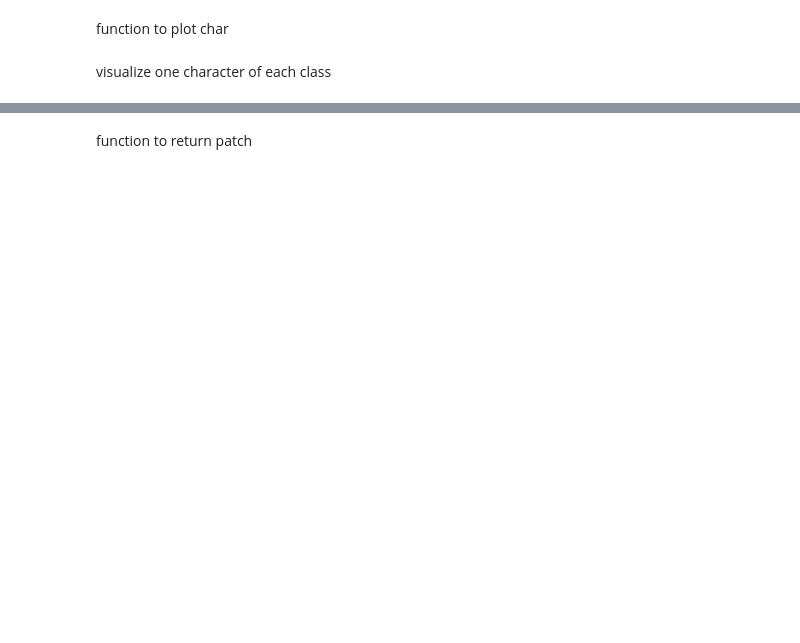
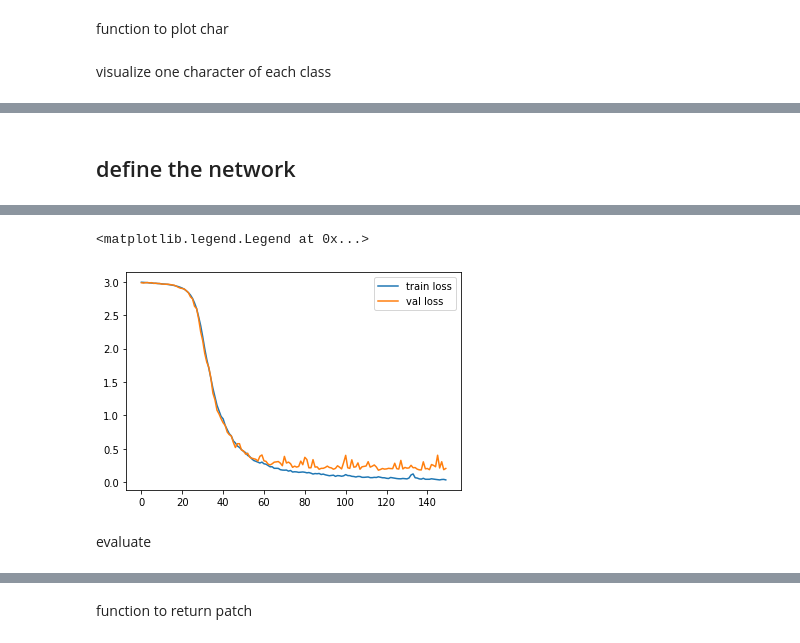
Before and after one commit to gourarushi/Character-Trajectory, a Jupyter notebook: Character_Trajectories.ipynb, the cells around one changed output, grey strips where cells are left out. Drawn from its saved outputs; the diff is of its cells as text; code cells hidden in the pictures; blank space fills up the shorter version.

```diff
--- a/Character_Trajectories.ipynb
+++ b/Character_Trajectories.ipynb
@@ -152,0 +218,2 @@ g
+# %% [markdown]
+## define the network
@@ -152,0 +254,53 @@ g
+# %%
+batch_avgTrainLoss = []
+batch_avgValLoss = []
+
+for epoch in tqdm(range(150)):  # loop over the dataset multiple times
+
+    train_loss = []
+    val_loss = []
+
+    net.train()
+    for i, (inputBatch,labelBatch) in enumerate(train_loader):
+
+        inputBatch, labelBatch = inputBatch.to(device), labelBatch.to(device)
+        inputBatch = inputBatch.float()
+
+        # zero the parameter gradients
+        optimizer.zero_grad()
+
+        # forward + backward + optimize
+        outputBatch = net(inputBatch)
+        loss = criterion(outputBatch, labelBatch)
+        loss.backward()
+        optimizer.step()
+
+        # print statistics
+        train_loss.append(loss.item())
+
+    net.eval()
+    for i, (inputBatch,labelBatch) in enumerate(val_loader):
+      with torch.no_grad():
+
+        inputBatch, labelBatch = inputBatch.to(device), labelBatch.to(device)
+        inputBatch = inputBatch.float()
+
+        # forward + backward + optimize
+        outputBatch = net(inputBatch)
+        loss = criterion(outputBatch, labelBatch)
+        val_loss.append(loss.item())
+
+    avg_trainLoss = sum(train_loss) / len(train_loss)
+    avg_valLoss = sum(val_loss) / len(val_loss)
+    batch_avgTrainLoss.append(avg_trainLoss)
+    batch_avgValLoss.append(avg_valLoss)
+
+    # print statistics
+    if epoch % 20 == 19:
+      print('epoch: %d, train loss: %.3f, val loss: %.3f' % (epoch + 1, avg_trainLoss, avg_valLoss))
+
+print('Finished Training')
+plt.plot(batch_avgTrainLoss, label='train loss')
+plt.plot(batch_avgValLoss, label='val loss')
+plt.legend()
+# %% [output]
@@ -152,0 +316,4 @@ g
+<matplotlib.legend.Legend at 0x...>
+[figure, added]
+# %% [markdown]
+evaluate
```
Also changed, not shown: parts of 18 cells of this notebook.
